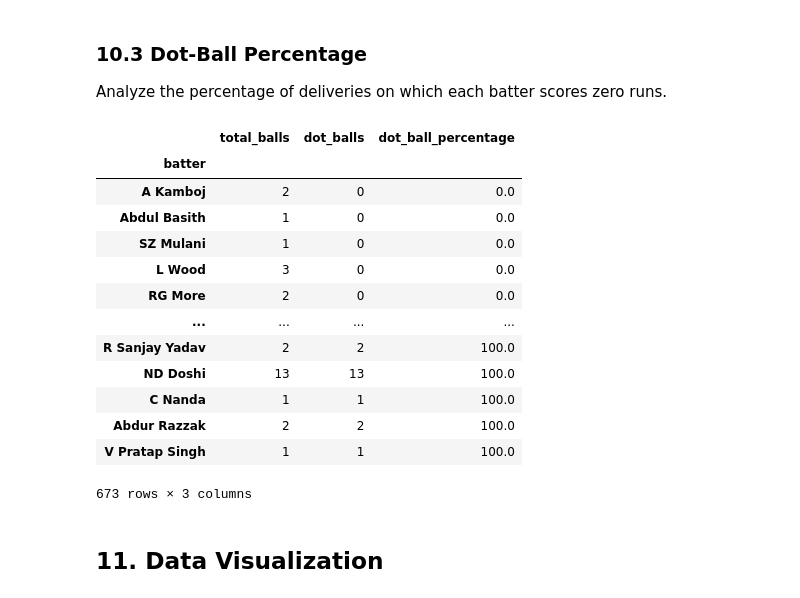
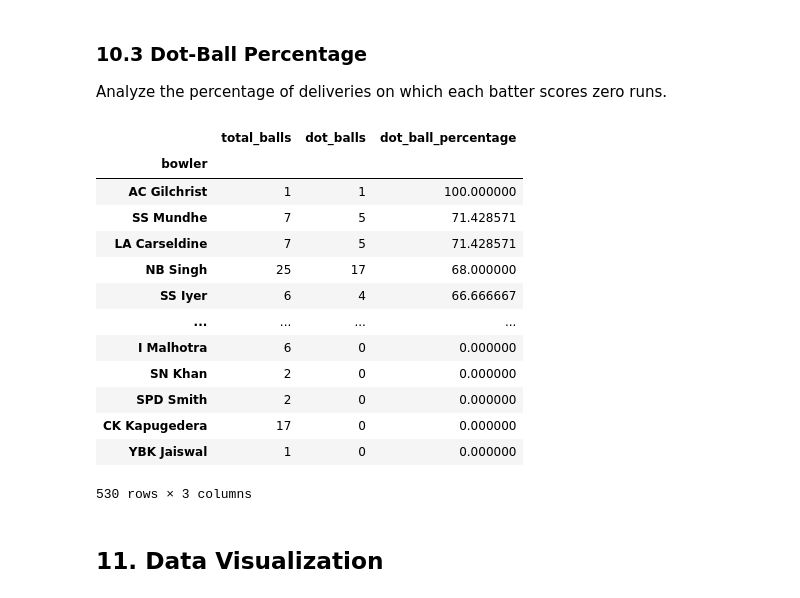
Before and after one commit to khalil-Gardiwal/ipl-data-analysis, a Jupyter notebook: notebooks/ipl-analysis.ipynb, the cells around one changed output. Saved outputs shown, nothing was run; the diff lists cells and outputs as text; code cells hidden in the pictures.

```diff
--- a/notebooks/ipl-analysis.ipynb
+++ b/notebooks/ipl-analysis.ipynb
@@ -2121,37 +2123,38 @@ Analyze the percentage of deliveries on which each batter scores zero runs.
 # %%
 dot_ball_percentage = (
     deliveries
-    .groupby("batter")["batsman_runs"]
+    .groupby("bowler")["batsman_runs"]
     .agg(
         total_balls="size",
         dot_balls=lambda x: (x == 0).sum()
     )
 )
 
 dot_ball_percentage["dot_ball_percentage"] = (
     dot_ball_percentage["dot_balls"]
     / dot_ball_percentage["total_balls"]
     * 100
 )
 
 dot_ball_percentage.sort_values(
-    "dot_ball_percentage"
+    "dot_ball_percentage",
+    ascending=False
 )
 # %% [output]
 |  | total_balls | dot_balls | dot_ball_percentage |
-| batter |  |  |  |
-| A Kamboj | 2 | 0 | 0.0 |
-| Abdul Basith | 1 | 0 | 0.0 |
-| SZ Mulani | 1 | 0 | 0.0 |
-| L Wood | 3 | 0 | 0.0 |
-| RG More | 2 | 0 | 0.0 |
+| bowler |  |  |  |
+| AC Gilchrist | 1 | 1 | 100.000000 |
+| SS Mundhe | 7 | 5 | 71.428571 |
+| LA Carseldine | 7 | 5 | 71.428571 |
+| NB Singh | 25 | 17 | 68.000000 |
+| SS Iyer | 6 | 4 | 66.666667 |
 | ... | ... | ... | ... |
-| R Sanjay Yadav | 2 | 2 | 100.0 |
-| ND Doshi | 13 | 13 | 100.0 |
-| C Nanda | 1 | 1 | 100.0 |
-| Abdur Razzak | 2 | 2 | 100.0 |
-| V Pratap Singh | 1 | 1 | 100.0 |
+| I Malhotra | 6 | 0 | 0.000000 |
+| SN Khan | 2 | 0 | 0.000000 |
+| SPD Smith | 2 | 0 | 0.000000 |
+| CK Kapugedera | 17 | 0 | 0.000000 |
+| YBK Jaiswal | 1 | 0 | 0.000000 |
-673 rows × 3 columns
+530 rows × 3 columns
 # %% [markdown]
 ## 11. Data Visualization
 # %% [markdown]
```
Also changed, not shown: parts of 33 cells of this notebook.
